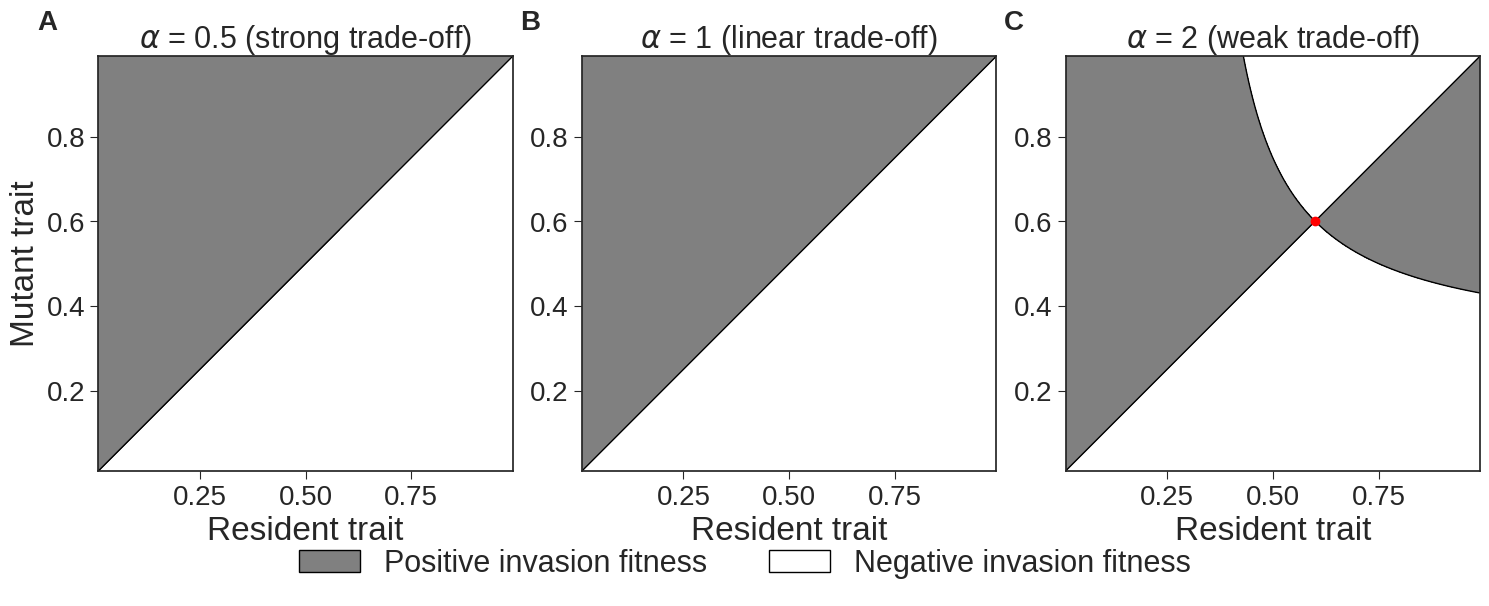
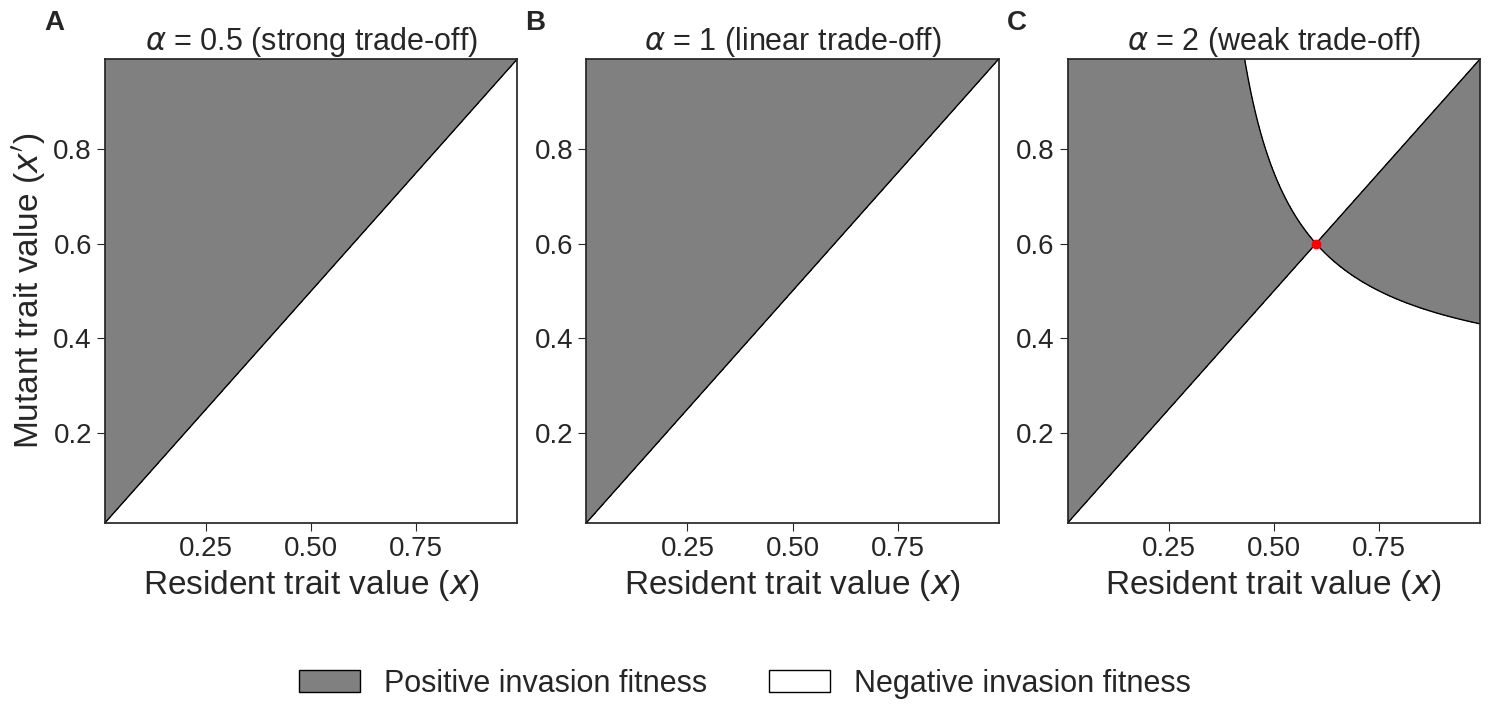
The notebook cell's code change between the first figure and the second:
--- before
+++ after
@@ -4,5 +4,5 @@
     def _fitness(x, y, alpha): return g*c*y*R_val - e_p*f*y**alpha*(R_val*c*g*x - d)/(e_p*f*x**alpha) - d
     x = np.linspace(0.01, 0.99, 400); y = np.linspace(0.01, 0.99, 400); X, Y = np.meshgrid(x, y)
-    fig, axes = plt.subplots(1, 3, figsize=(15, 6.2))
+    fig, axes = plt.subplots(1, 3, figsize=(15, 6.8))
     for idx, (ax, alpha) in enumerate(zip(axes, [0.5, 1, 2])):
         Z = _fitness(X, Y, alpha) - _fitness(X, X, alpha)
@@ -16,10 +16,17 @@
                     hp = (x[j], y[i]); break
         if hp: ax.plot(hp[0], hp[1], 'ro', markersize=6)
-        ax.set_xlabel('Resident trait', fontsize=24)
-        if idx == 0: ax.set_ylabel('Mutant trait', fontsize=24)
+        ax.set_xlabel("Resident trait value ($x$)", fontsize=24)
+        if idx == 0:
+            ax.set_ylabel("Mutant trait value ($x'$)", fontsize=24)
         ax.tick_params(axis='both', which='major', labelsize=20)
         ax.set_title(r'$\alpha$ = ' + f'{alpha}' + (f" ({ {0.5: 'strong', 1: 'linear', 2: 'weak'}.get(alpha) } trade-off)" if alpha in [0.5,1,2] else ''), fontsize=22)
         ax.text(-0.1, 1.05, chr(65+idx), transform=ax.transAxes, fontsize=20, fontweight='bold', va='bottom', ha='right')
-    fig.legend([plt.Rectangle((0,0),1,1,edgecolor='black',facecolor='grey'), plt.Rectangle((0,0),1,1,edgecolor='black',facecolor='white')], ['Positive invasion fitness', 'Negative invasion fitness'], loc='lower center', ncol=2, fontsize=22, frameon=False)
+
+    # Increased the negative offset in bbox_to_anchor to move legend further down
+    fig.legend([plt.Rectangle((0,0),1,1,edgecolor='black',facecolor='grey'),
+                plt.Rectangle((0,0),1,1,edgecolor='black',facecolor='white')],
+               ['Positive invasion fitness', 'Negative invasion fitness'],
+               loc='lower center', ncol=2, fontsize=22, frameon=False, bbox_to_anchor=(0.5, -0.08))
+
     plt.tight_layout(rect=[0, 0.08, 1, 1])
     save_fig(fig, resolve_path('Figure_4.svg'))

Commit: Criado usando o Colab